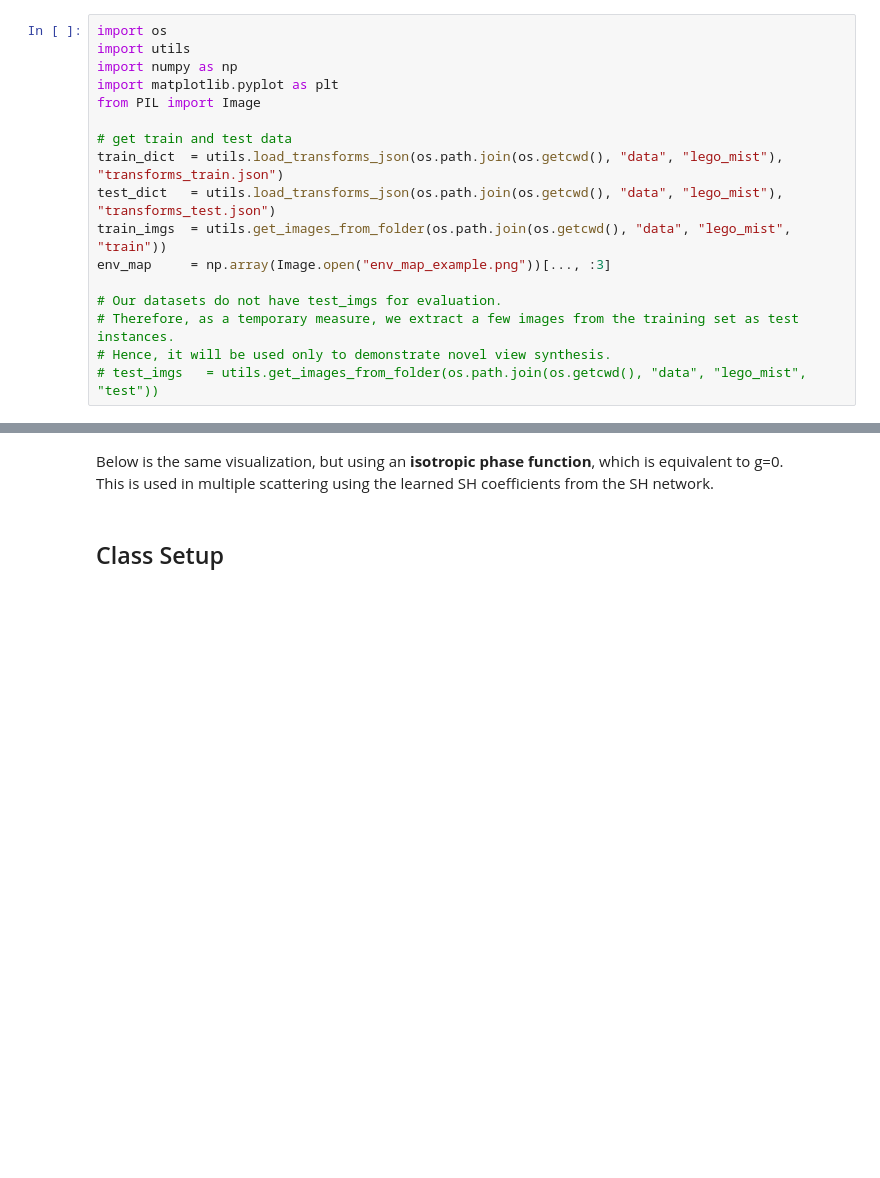
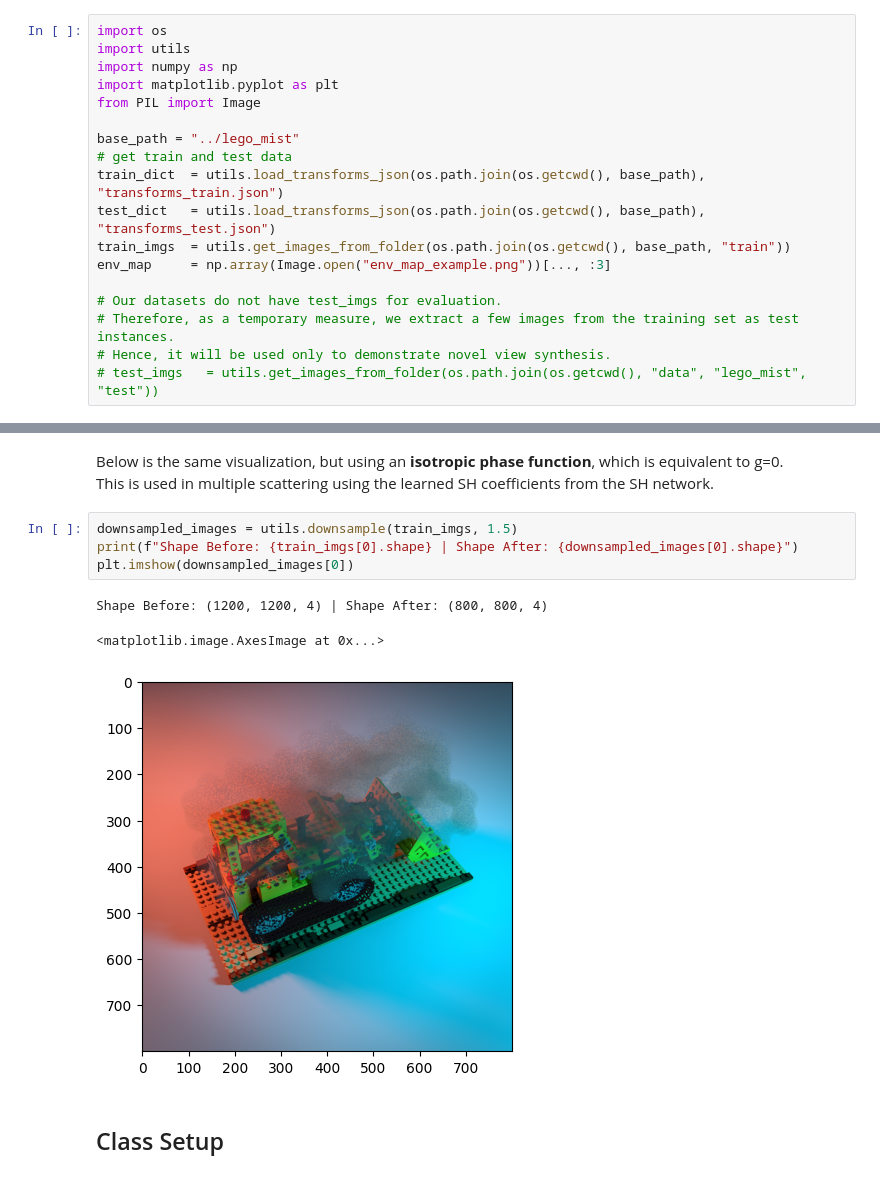
Before and after one commit to stonecodecs/neural_scattering_field, a Jupyter notebook: demo.ipynb, the cells around one changed output, grey strips where cells are left out. Cells and saved outputs as stored; diff of their text form; blank space fills up the shorter version.

```diff
--- a/demo.ipynb
+++ b/demo.ipynb
@@ -18,10 +18,11 @@ import numpy as np
 import matplotlib.pyplot as plt
 from PIL import Image
 
+base_path = "../lego_mist"
 # get train and test data
-train_dict  = utils.load_transforms_json(os.path.join(os.getcwd(), "data", "lego_mist"), "transforms_train.json")
-test_dict   = utils.load_transforms_json(os.path.join(os.getcwd(), "data", "lego_mist"), "transforms_test.json")
-train_imgs  = utils.get_images_from_folder(os.path.join(os.getcwd(), "data", "lego_mist", "train"))
+train_dict  = utils.load_transforms_json(os.path.join(os.getcwd(), base_path), "transforms_train.json")
+test_dict   = utils.load_transforms_json(os.path.join(os.getcwd(), base_path), "transforms_test.json")
+train_imgs  = utils.get_images_from_folder(os.path.join(os.getcwd(), base_path, "train"))
 env_map     = np.array(Image.open("env_map_example.png"))[..., :3]
 
 # Our datasets do not have test_imgs for evaluation.
@@ -188,6 +189,14 @@ torch.Size([3, 51]) torch.Size([3, 9])
 # %% [markdown]
 Below is the same visualization, but using an **isotropic phase function**, which is equivalent to g=0.\
 This is used in multiple scattering using the learned SH coefficients from the SH network.
+# %%
+downsampled_images = utils.downsample(train_imgs, 1.5)
+print(f"Shape Before: {train_imgs[0].shape} | Shape After: {downsampled_images[0].shape}")
+plt.imshow(downsampled_images[0])
+# %% [output]
+Shape Before: (1200, 1200, 4) | Shape After: (800, 800, 4)
+<matplotlib.image.AxesImage at 0x...>
+[figure, added]
 # %% [markdown]
 ## Class Setup
 # %%
```
Also changed, not shown: 1 other file.
